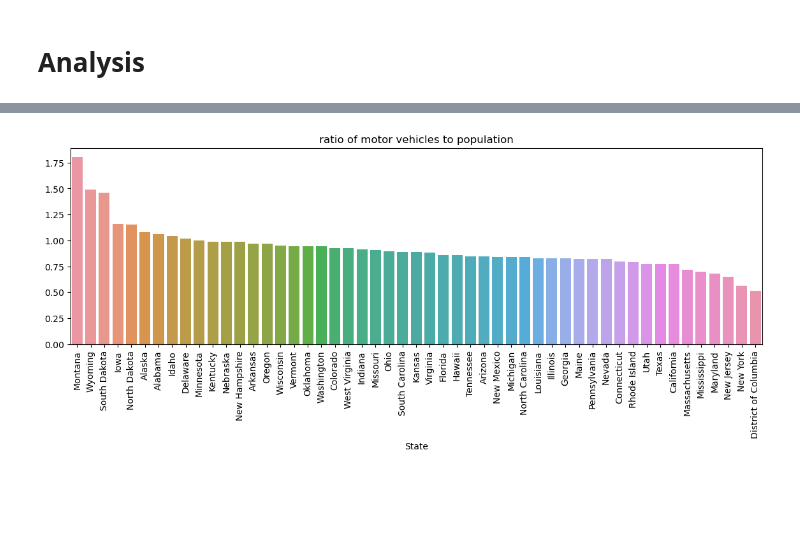
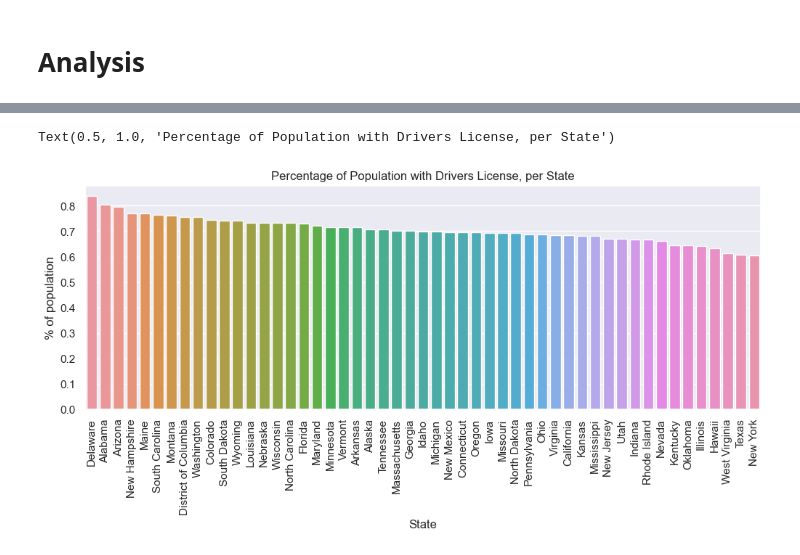
Before and after one commit to maxvangalen/WT-Data, a Jupyter notebook: traffic.ipynb, the cells around one changed output, grey strips where cells are left out. Cells and saved outputs as stored; diff of their text form; code cells hidden in the pictures; blank space fills up the shorter version.

Commit message:
added drivers license info to traffic

```diff
--- a/traffic.ipynb
+++ b/traffic.ipynb
@@ -97,0 +78,9 @@ trafficdf
+# %%
+url = "https://www.verywellfamily.com/driving-age-by-state-2611172#toc-learners-permits"
+html = requests.get(url).content
+minage = pd.read_html(html)[0]
+minage.columns = minage.iloc[0]
+minage.drop(index=[0], inplace=True)
+minage.set_index('State', inplace=True)
+minage.rename(columns = {"Learner's Permit":'Learners_Permit', "Restricted License":"Restricted_License", "Full License":"Full_License"}, inplace=True)
+minage.head()
@@ -97,0 +95,15 @@ trafficdf
+# %%
+def clean_age(val):
+    if type(val) == float:
+        return val
+    age_split = val.split(', ')
+    age = float(age_split[0])
+    if len(age_split) > 1:
+        age += float(age_split[1][0])/12
+    return age
+
+minage['Learners_Permit'] = minage['Learners_Permit'].map(clean_age)
+minage['Restricted_License'] = minage['Restricted_License'].map(clean_age)
+minage['Full_License'] = minage['Full_License'].map(clean_age)
+# %%
+trafficdf = pd.concat([trafficdf, minage], axis=1)
@@ -112,9 +131,16 @@ plt.show()
-# %%
-plt.figure(figsize=(14,4))
-t_df = trafficdf['All_2020']/trafficdf['Population_2020']
-sns.barplot(x=trafficdf.index, y=t_df, order=t_df.sort_values(ascending=False).index)
-plt.xticks(rotation=90)
-plt.title("ratio of motor vehicles to population")
-plt.show()
-# %% [output]
-[figure, removed]
+# %%
+sns.set(font_scale=1)
+# %%
+plt.figure(figsize=(12,4))
+y = trafficdf['Licensed_Drivers_2020']/trafficdf['Population_2020']
+plt.xticks(rotation=90)
+sns.barplot(
+    x=trafficdf.index,
+    y=y,
+    order=y.sort_values(ascending=False).index,
+)
+plt.ylabel("% of population")
+plt.title('Percentage of Population with Drivers License, per State')
+# %% [output]
+Text(0.5, 1.0, 'Percentage of Population with Drivers License, per State')
+[figure, added]
```
Also changed, not shown: parts of 16 cells of this notebook.
